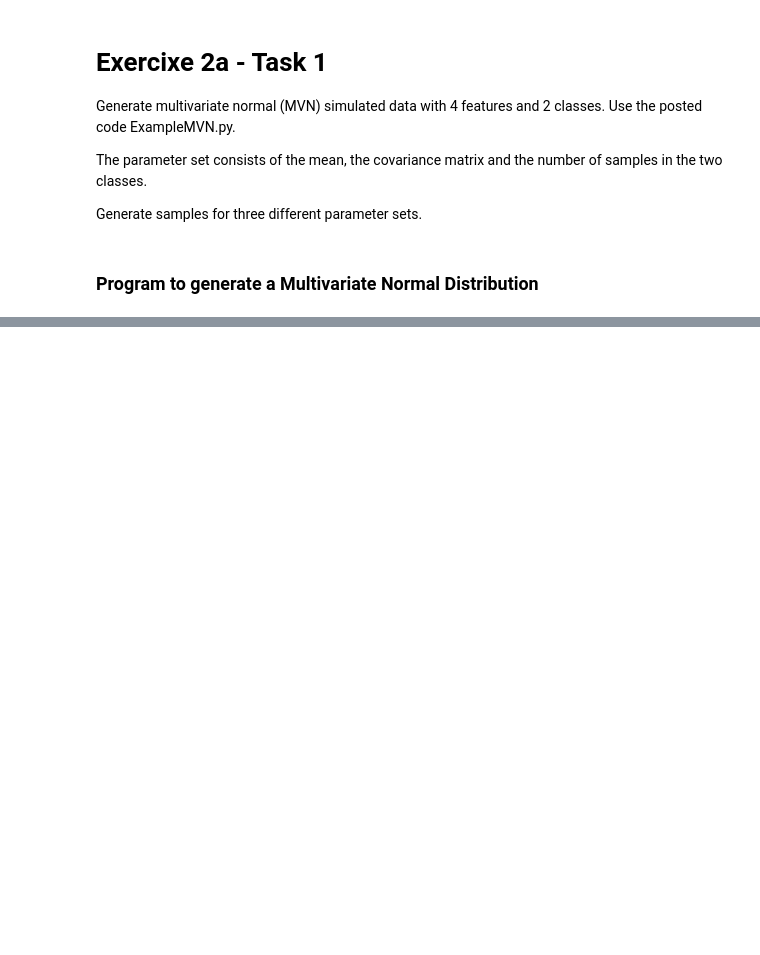
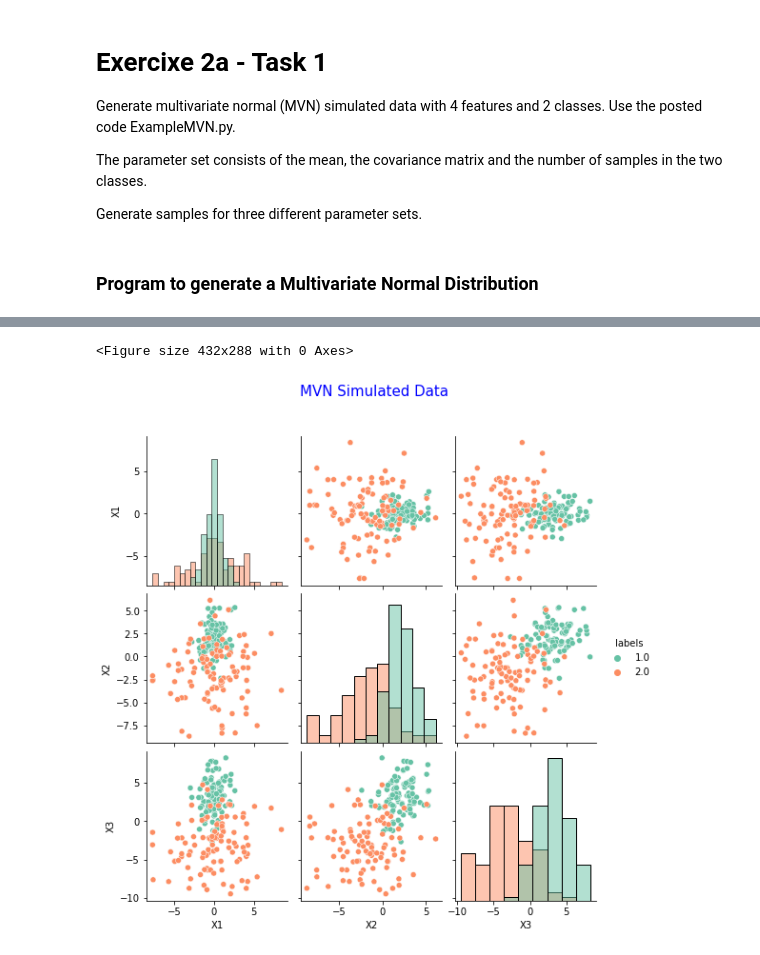
Before and after one commit to lcipolina/ML_Fundamentals, a Jupyter notebook: Exersise_2a_task1.ipynb, the cells around one changed output, grey strips where cells are left out. Cells and saved outputs as stored; diff of their text form; code cells hidden in the pictures; blank space fills up the shorter version.

```diff
--- a/Exersise_2a_task1.ipynb
+++ b/Exersise_2a_task1.ipynb
@@ -101,0 +96,11 @@ plt.show()
+# %%
+dfM =  mvn()
+
+# Pairplot
+plt.figure(0)
+f0 = sns.pairplot(dfM, hue="labels", palette="Set2", diag_kind="hist")
+f0.fig.suptitle("MVN Simulated Data", y=1.08, color="#0000ff", fontsize=15)
+plt.show()
+# %% [output]
+<Figure size 432x288 with 0 Axes>
+[figure, added]
```
Also changed, not shown: parts of 1 cell of this notebook.
